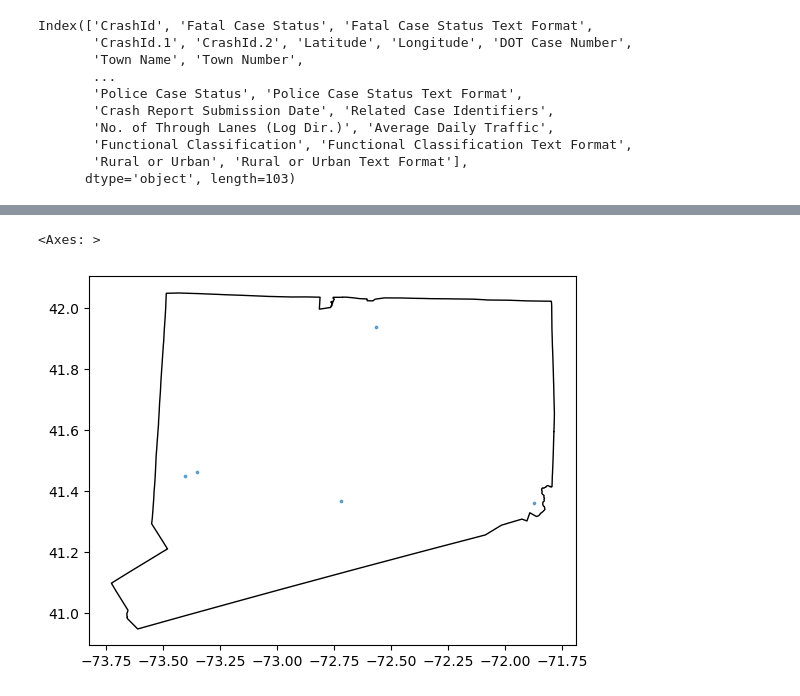
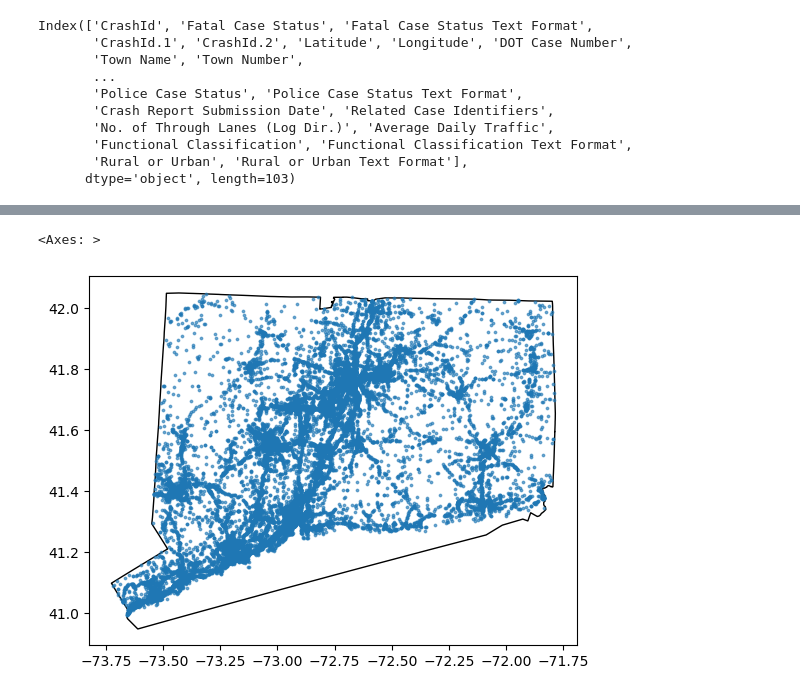
Before and after one commit to jackbienvenue/STAT5605_AppliedStatII_Spring2026, a Jupyter notebook: course_project/data_prep/crash_data_subsetting.ipynb, the cells around one changed output, grey strips where cells are left out. Drawn from its saved outputs; the diff is of its cells as text; code cells hidden in the pictures.

```diff
--- a/course_project/data_prep/crash_data_subsetting.ipynb
+++ b/course_project/data_prep/crash_data_subsetting.ipynb
@@ -106,15 +106,15 @@ Proportion outside Connecticut: 0.0000%
 # %%
 ## VERIFICATION OF METHOD
 
 gdf = gpd.read_file("../data/CT_crashes/ct_crashes_clean.geojson")
 
-# Subsample (e.g., 200 random points)
-gdf_sample = gdf.sample(n=5, random_state=5095)
+# Subsample (e.g., 10000 random points)
+gdf_sample = gdf.sample(n=30000, random_state=5095)
 
 ct = gpd.read_file("../data/ct_shapefile/Connecticut_Poly.shp").to_crs(gdf.crs)
 
 ax = ct.plot(color="white", edgecolor="black")
 gdf_sample.plot(ax=ax, markersize=3, alpha=0.6)
 # %% [output]
 <Axes: >
-[figure, old version]
+[figure, new version]
```
Also changed, not shown: parts of 2 cells of this notebook.
